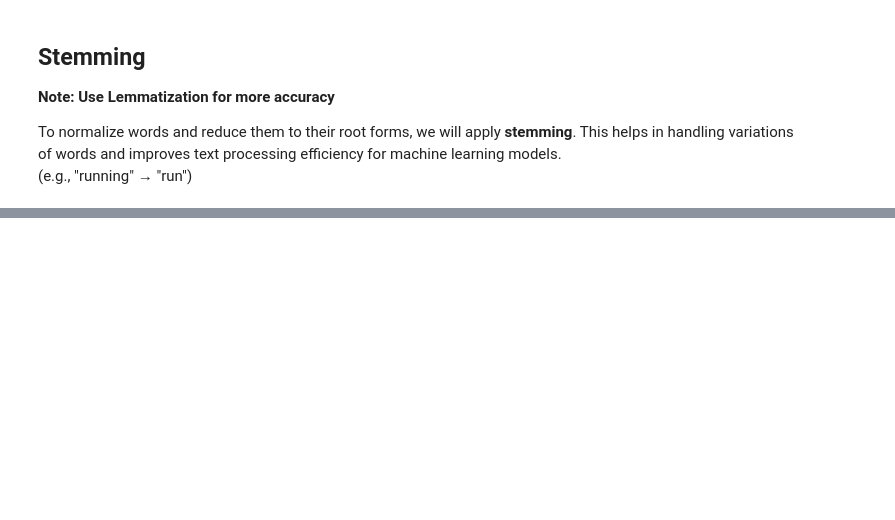
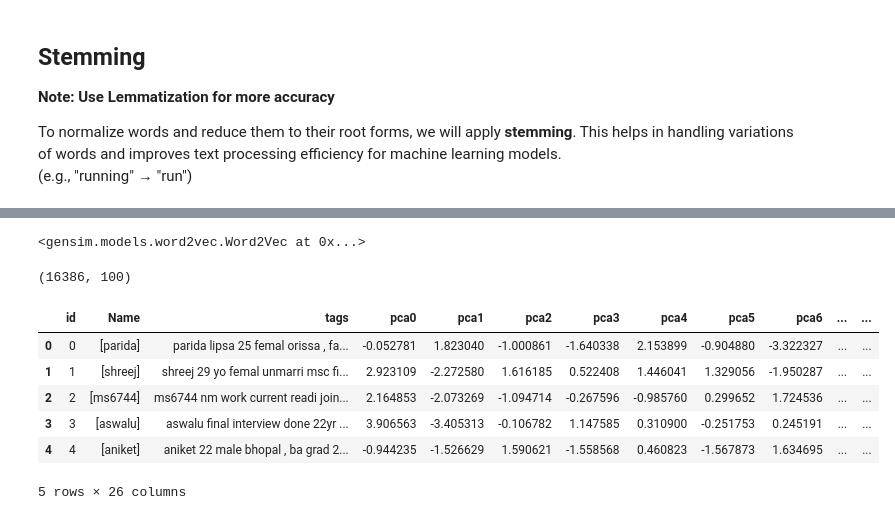
Before and after one commit to DushyantGoyal1611/PythonML, a Jupyter notebook: Recommender System/Candidate_Recommender_System.ipynb, the cells around one changed output, grey strips where cells are left out. Saved outputs shown, nothing was run; the diff lists cells and outputs as text; code cells hidden in the pictures; blank space fills up the shorter version.

```diff
--- a/Recommender System/Candidate_Recommender_System.ipynb
+++ b/Recommender System/Candidate_Recommender_System.ipynb
@@ -163,5 +305,5 @@ numerical_df.head(2)
 **Required to reduce the number of features**
 # %%
 pca = PCA(n_components=0.95)
-numerical_df = pca.fit_transform(numerical_df)
+numerical_pca = pca.fit_transform(numerical_df)
 # %%
@@ -169,5 +313,5 @@ type(numerical_df)
 # %%
- features_names = pca.get_feature_names_out()
-numerical_df = pd.DataFrame(numerical_df, columns=features_names)
+features_names = pca.get_feature_names_out()
+numerical_df = pd.DataFrame(numerical_pca, columns=features_names)
 # %%
 type(numerical_df)
@@ -288,0 +607,28 @@ vectors = cv.fit_transform(df['tags']).toarray()
+# %%
+# Train Word2Vec model
+w2v_model = Word2Vec(sentences, vector_size=100, window=5, min_count=1, workers=4)
+w2v_model
+# %% [output]
+<gensim.models.word2vec.Word2Vec at 0x...>
+# %%
+# Function to convert text into an average word embedding
+def text_to_embedding(text):
+    words = text.split()
+    embeddings = [w2v_model.wv[word] for word in words if word in w2v_model.wv]
+    return np.mean(embeddings, axis=0) if embeddings else np.zeros(100)  # Handle empty strings
+
+text_embeddings = np.array([text_to_embedding(text) for text in df['tags']])
+
+print(text_embeddings.shape)
+# %% [output]
+(16386, 100)
+# %%
+df.head()
+# %% [output]
+|  | id | Name | tags | pca0 | pca1 | pca2 | pca3 | pca4 | pca5 | pca6 | ... | ... |
+| 0 | 0 | [parida] | parida lipsa 25 femal orissa , fa... | -0.052781 | 1.823040 | -1.000861 | -1.640338 | 2.153899 | -0.904880 | -3.322327 | ... | ... |
+| 1 | 1 | [shreej] | shreej 29 yo femal unmarri msc fi... | 2.923109 | -2.272580 | 1.616185 | 0.522408 | 1.446041 | 1.329056 | -1.950287 | ... | ... |
+| 2 | 2 | [ms6744] | ms6744 nm work current readi join... | 2.164853 | -2.073269 | -1.094714 | -0.267596 | -0.985760 | 0.299652 | 1.724536 | ... | ... |
+| 3 | 3 | [aswalu] | aswalu final interview done 22yr ... | 3.906563 | -3.405313 | -0.106782 | 1.147585 | 0.310900 | -0.251753 | 0.245191 | ... | ... |
+| 4 | 4 | [aniket] | aniket 22 male bhopal , ba grad 2... | -0.944235 | -1.526629 | 1.590621 | -1.558568 | 0.460823 | -1.567873 | 1.634695 | ... | ... |
+5 rows × 26 columns
```
Also changed, not shown: parts of 63 cells of this notebook, 26 other files.
